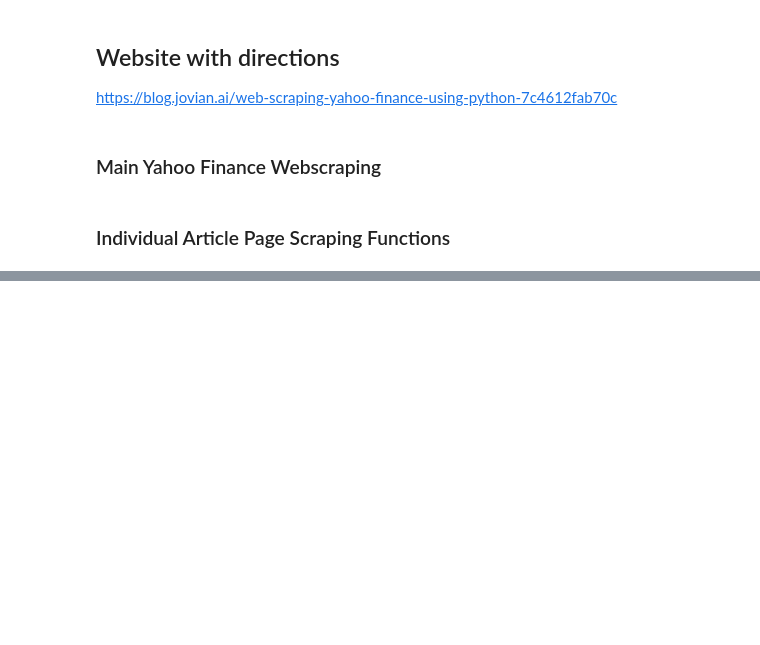
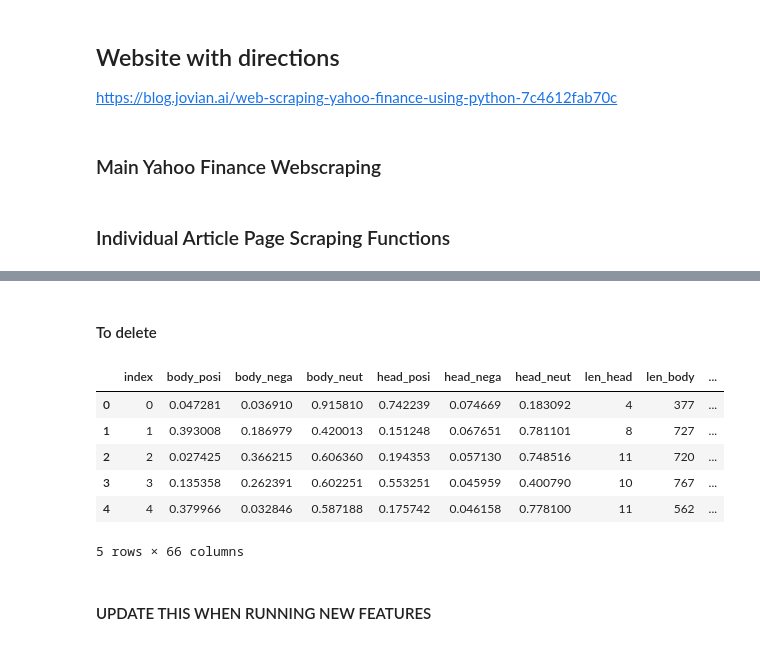
Before and after one commit to jrilkoff/finalProject, a Jupyter notebook: src/bs.ipynb, the cells around one changed output, grey strips where cells are left out. Drawn from its saved outputs; the diff is of its cells as text; code cells hidden in the pictures; blank space fills up the shorter version.

```diff
--- a/src/bs.ipynb
+++ b/src/bs.ipynb
@@ -365,0 +785,48 @@ df_fv_final
+# %%
+df_sentiment['len_head'] = df_sentiment['headline'].apply(lambda x: len(x.split()))
+df_sentiment['len_body'] = df_sentiment['body'].apply(lambda x: len(x.split()))
+
+columns_to_drop = ['level_0', 'index', 'date', 'url', # useless columns
+'Date', 'headline', 'body', # Categorical columns
+'Open', 'High', 'Low', 'Close', 'Adj Close', 'Volume' # Financial columns
+]
+
+df = df_sentiment.drop(columns=columns_to_drop).reset_index()
+# %%
+# weight of sentiment, depending on which sentiment, the other two weighted against the dominant
+df.loc[df['body_stmt'] == 0, 'body_weight'] = (df['body_posi'] / (df['body_neut'] + df['body_nega']))
+df.loc[df['body_stmt'] == 1, 'body_weight'] = (df['body_nega'] / (df['body_posi'] + df['body_neut']))
+df.loc[df['body_stmt'] == 2, 'body_weight'] = (df['body_neut'] / (df['body_posi'] + df['body_nega']))
+df.loc[df['head_stmt'] == 0, 'head_weight'] = (df['head_posi'] / (df['head_neut'] + df['head_nega']))
+df.loc[df['head_stmt'] == 1, 'head_weight'] = (df['head_nega'] / (df['head_posi'] + df['head_neut']))
+df.loc[df['head_stmt'] == 2, 'head_weight'] = (df['head_neut'] / (df['head_posi'] + df['head_nega']))
+
+# do the headlines and body sentiments align
+df.loc[df['body_stmt'] == df['head_stmt'], 'alignment'] = 1
+df.loc[df['body_stmt'] != df['head_stmt'], 'alignment'] = 0
+
+# get dummies
+df = pd.concat([df, pd.get_dummies(df['source'], prefix='source')], axis=1)
+df = pd.concat([df, pd.get_dummies(df['company'], prefix='company')], axis=1)
+df = pd.concat([df, pd.get_dummies(df['body_stmt'], prefix='body_stmt')], axis=1)
+df = pd.concat([df, pd.get_dummies(df['head_stmt'], prefix='head_stmt')], axis=1)
+# %% [markdown]
+#### To delete
+# %%
+# Identify numeric and categorical features, columns to keep and drop
+drop_feats = ['target', 'company','source', 'company', 'body_stmt', 'head_stmt']
+target_feat = ['target']
+# %%
+df_target = df[target_feat]
+df_pipeline = df.drop(columns=drop_feats)
+model_feats = df_pipeline.columns.tolist()
+# %%
+df_pipeline.head()
+# %% [output]
+|  | index | body_posi | body_nega | body_neut | head_posi | head_nega | head_neut | len_head | len_body | ... |
+| 0 | 0 | 0.047281 | 0.036910 | 0.915810 | 0.742239 | 0.074669 | 0.183092 | 4 | 377 | ... |
+| 1 | 1 | 0.393008 | 0.186979 | 0.420013 | 0.151248 | 0.067651 | 0.781101 | 8 | 727 | ... |
+| 2 | 2 | 0.027425 | 0.366215 | 0.606360 | 0.194353 | 0.057130 | 0.748516 | 11 | 720 | ... |
+| 3 | 3 | 0.135358 | 0.262391 | 0.602251 | 0.553251 | 0.045959 | 0.400790 | 10 | 767 | ... |
+| 4 | 4 | 0.379966 | 0.032846 | 0.587188 | 0.175742 | 0.046158 | 0.778100 | 11 | 562 | ... |
+5 rows × 66 columns
@@ -365,0 +837,2 @@ df_fv_final
+# %% [markdown]
+#### UPDATE THIS WHEN RUNNING NEW FEATURES
```
Also changed, not shown: parts of 84 cells of this notebook, 3 other files.
